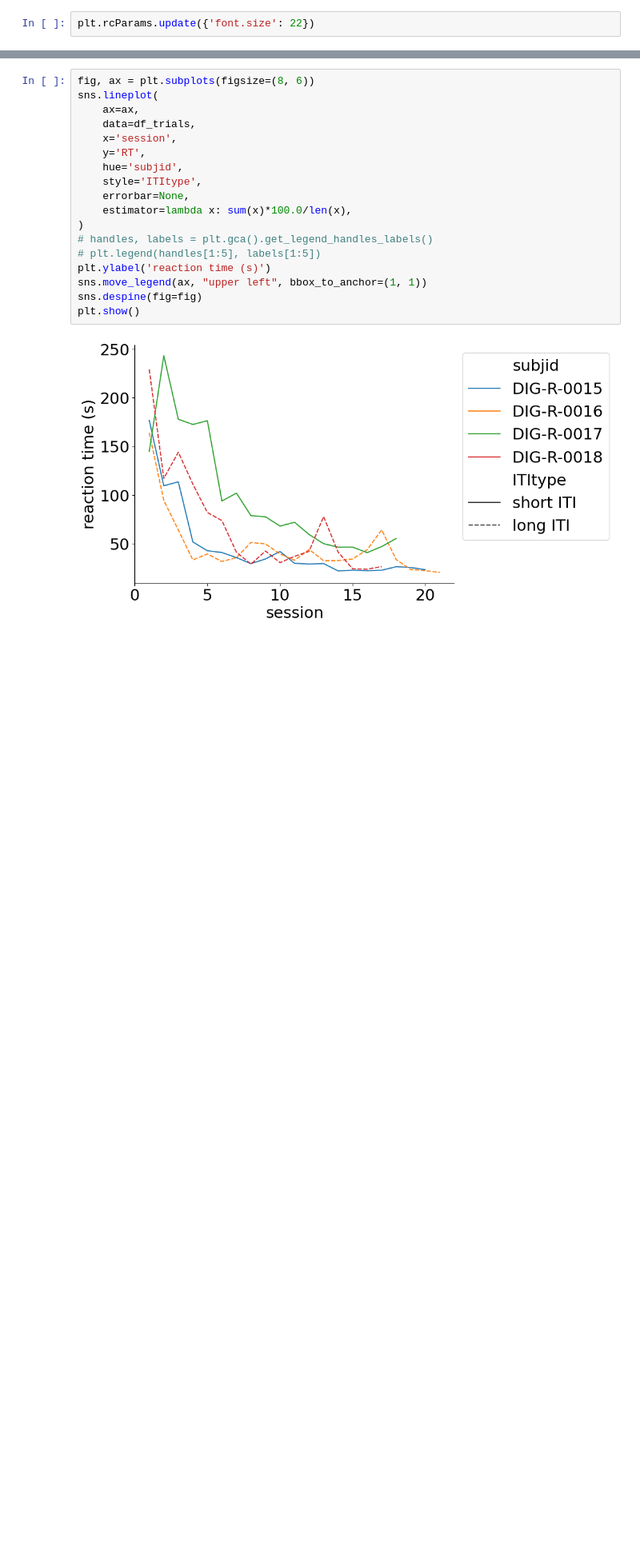
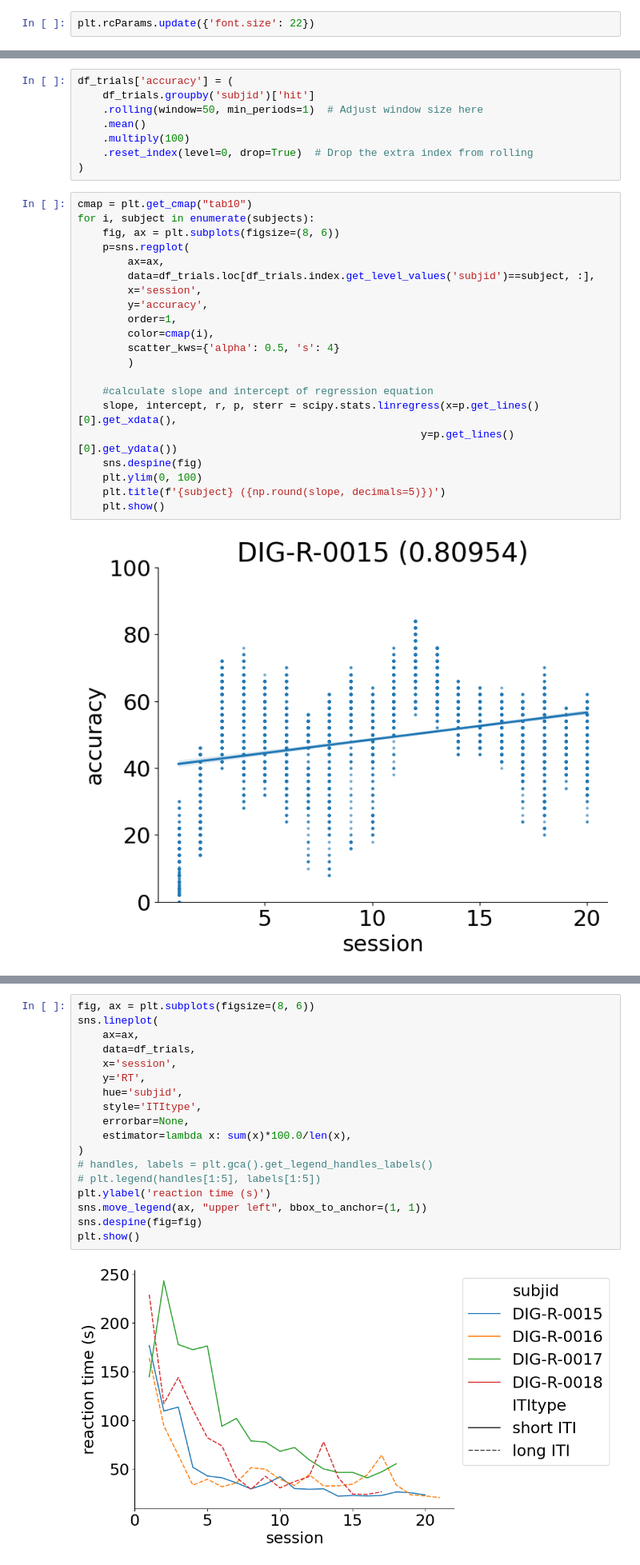
Before and after one commit to Joschua21/dbanalysis, a Jupyter notebook: analysis.ipynb, the cells around one changed output, grey strips where cells are left out. Shown at 80% size. Cells and saved outputs as stored; diff of their text form; blank space fills up the shorter version.

```diff
--- a/analysis.ipynb
+++ b/analysis.ipynb
@@ -178,0 +182,31 @@ plt.show()
+# %%
+df_trials['accuracy'] = (
+    df_trials.groupby('subjid')['hit']
+    .rolling(window=50, min_periods=1)  # Adjust window size here
+    .mean()
+    .multiply(100)
+    .reset_index(level=0, drop=True)  # Drop the extra index from rolling
+)
+# %%
+cmap = plt.get_cmap("tab10")
+for i, subject in enumerate(subjects):
+    fig, ax = plt.subplots(figsize=(8, 6))
+    p=sns.regplot(
+        ax=ax,
+        data=df_trials.loc[df_trials.index.get_level_values('subjid')==subject, :],
+        x='session',
+        y='accuracy',
+        order=1,
+        color=cmap(i),
+        scatter_kws={'alpha': 0.5, 's': 4}
+        )
+
+    #calculate slope and intercept of regression equation
+    slope, intercept, r, p, sterr = scipy.stats.linregress(x=p.get_lines()[0].get_xdata(),
+                                                       y=p.get_lines()[0].get_ydata())
+    sns.despine(fig)
+    plt.ylim(0, 100)
+    plt.title(f'{subject} ({np.round(slope, decimals=5)})')
+    plt.show()
+# %% [output]
+[figure, added]
```
Also changed, not shown: parts of 3 cells of this notebook.
